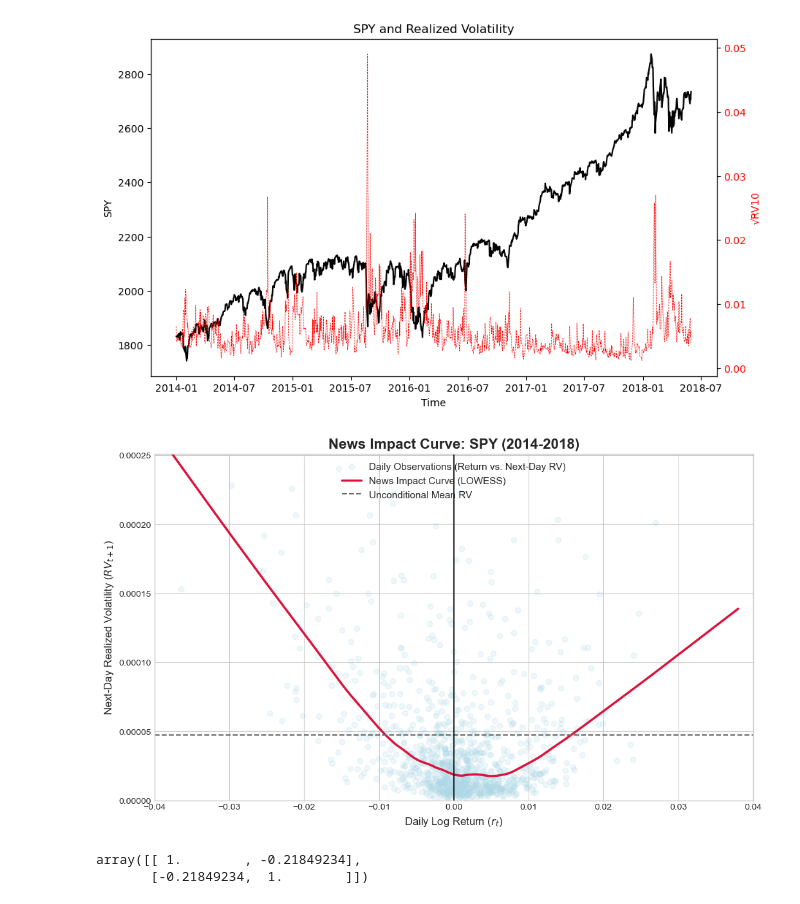
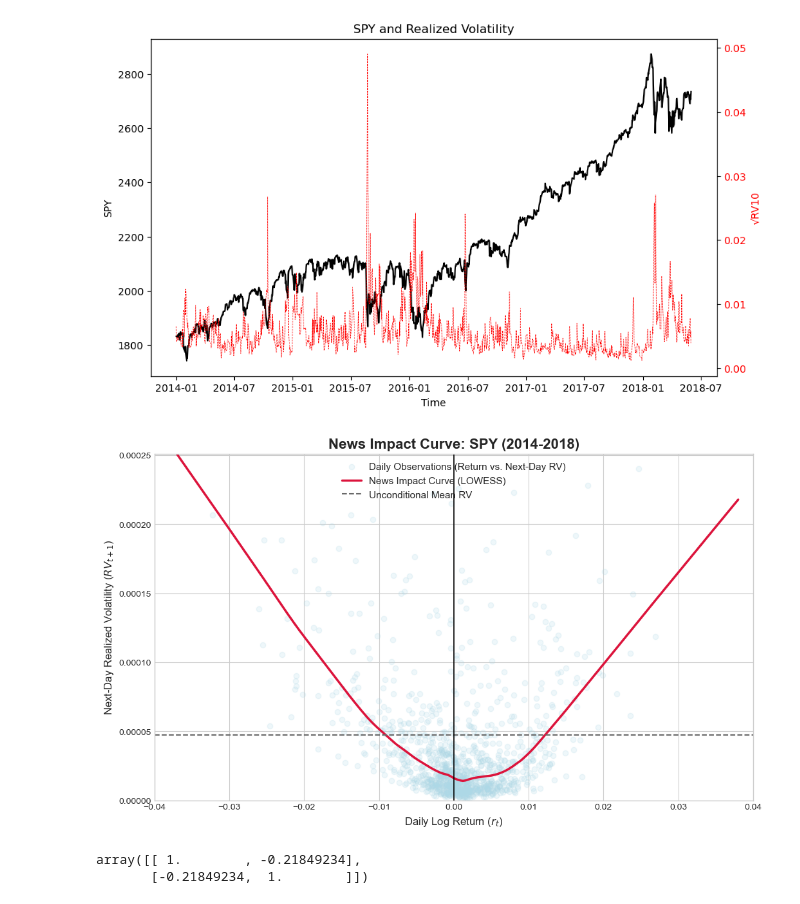
Before and after one commit to HyunminHong/Kalman-Heston-Filter, a Jupyter notebook: simulation_studies/empirical_data.ipynb, the cells around one changed output. Drawn from its saved outputs; the diff is of its cells as text; code cells hidden in the pictures.

```diff
--- a/simulation_studies/empirical_data.ipynb
+++ b/simulation_studies/empirical_data.ipynb
@@ -75,7 +87,7 @@ df_nic = df.dropna()
 
 # Define our x (independent) and y (dependent) variables
 x_returns = df_nic['return']
-y_next_vol = df_nic['next_day_rv10']
+y_next_vol = df_nic['rv10']
 
 # --- 3. Perform LOWESS Smoothing ---
 # LOWESS fits a smooth curve to the data non-parametrically.
@@ -85,34 +97,34 @@ lowess_fit = sm.nonparametric.lowess(endog=y_next_vol, exog=x_returns, frac=0.3)
 # Extract the smoothed x and y values
 x_smooth = lowess_fit[:, 0]
 y_smooth = lowess_fit[:, 1]
 
 # --- 4. Generate the Plot ---
 plt.style.use('seaborn-v0_8-whitegrid')
 fig, ax = plt.subplots(figsize=(12, 7))
 
 # Plot the raw observations as a scatter plot
 ax.scatter(x_returns, y_next_vol, alpha=0.2, color='lightblue', label='Daily Observations (Return vs. Next-Day RV)')
 
 # Plot the smoothed News Impact Curve
 ax.plot(x_smooth, y_smooth, color='crimson', linewidth=2.5, label='News Impact Curve (LOWESS)')
 
 # Add reference lines for clarity
 ax.axhline(y=y_next_vol.mean(), color='dimgray', linestyle='--', linewidth=1.5, label=f'Unconditional Mean RV')
 ax.axvline(x=0, color='black', linestyle='-', linewidth=1.2)
 
 # Add titles and labels for a publication-quality figure
 ax.set_title('News Impact Curve: SPY (2014-2018)', fontsize=16, weight='bold')
 ax.set_xlabel('Daily Log Return ($r_t$)', fontsize=12)
 ax.set_ylabel('Next-Day Realized Volatility ($RV_{t+1}$)', fontsize=12)
 ax.legend(loc='upper center', fontsize=11)
 
 # Set axis limits to focus on the area of interest
 ax.set_xlim(-0.04, 0.04)
 ax.set_ylim(0, df_nic['next_day_rv10'].quantile(0.98)) # Zoom in by excluding extreme outliers
 
 plt.show()
 # %% [output]
-[figure, old version]
+[figure, new version]
 # %%
 r_t   = np.diff(np.log(df['close_price'].values))            # length T-1
 dv_t  = df['rv10'].values[1:]                # length T-1
```
Also changed, not shown: parts of 7 cells of this notebook.
